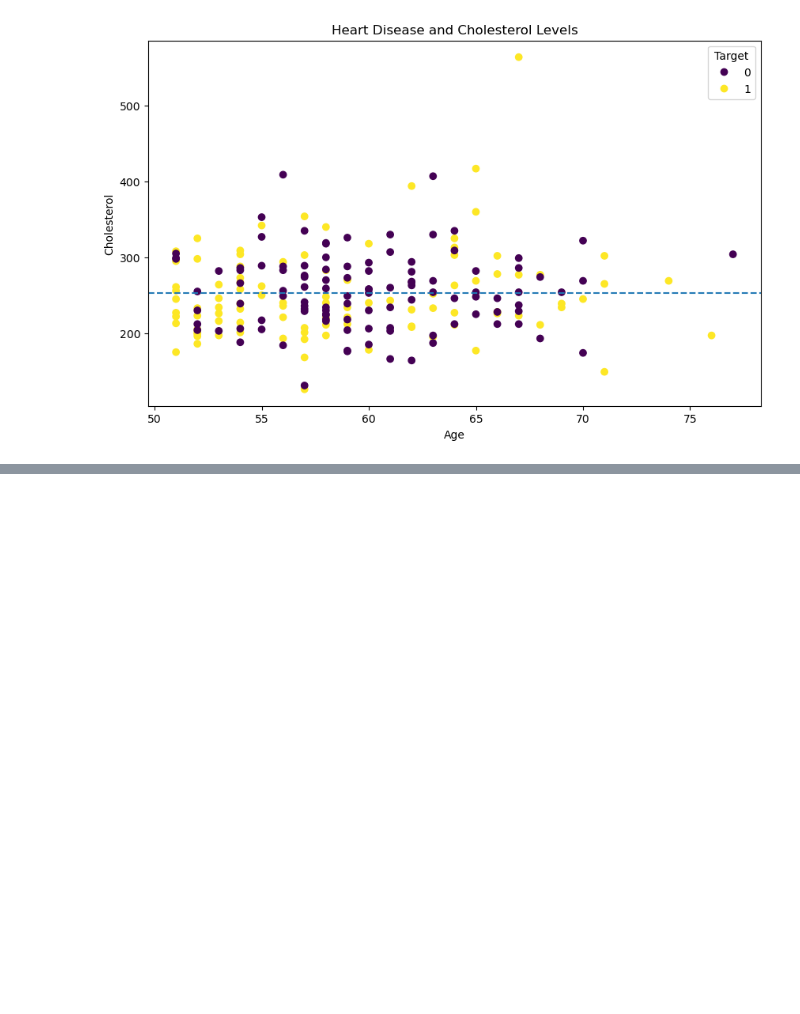
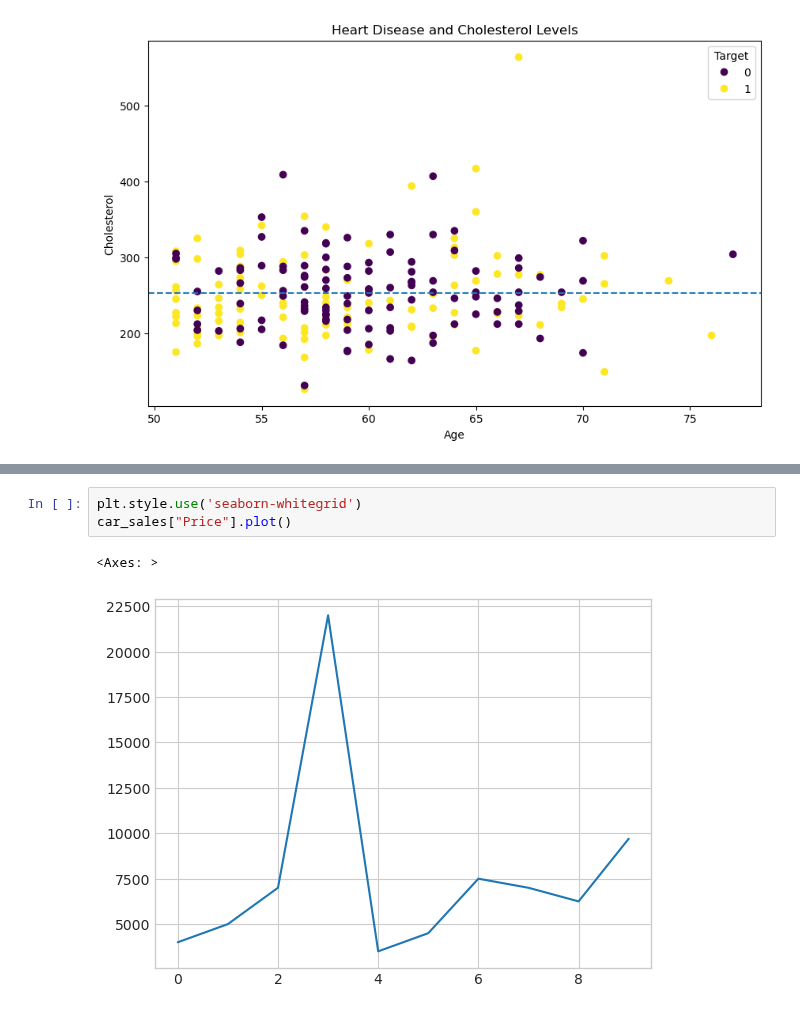
Before and after one commit to ed3899/ml-book, a Jupyter notebook: matplotlib.ipynb, the cells around one changed output, grey strips where cells are left out. Cells and saved outputs as stored; diff of their text form; blank space fills up the shorter version.

```diff
--- a/matplotlib.ipynb
+++ b/matplotlib.ipynb
@@ -220,0 +240,6 @@ ax.axhline(over_50["chol"].mean(), linestyle="--")
+# %%
+plt.style.use('seaborn-whitegrid')
+car_sales["Price"].plot()
+# %% [output]
+<Axes: >
+[figure, added]
```
Also changed, not shown: parts of 3 cells of this notebook, 3 other files.
